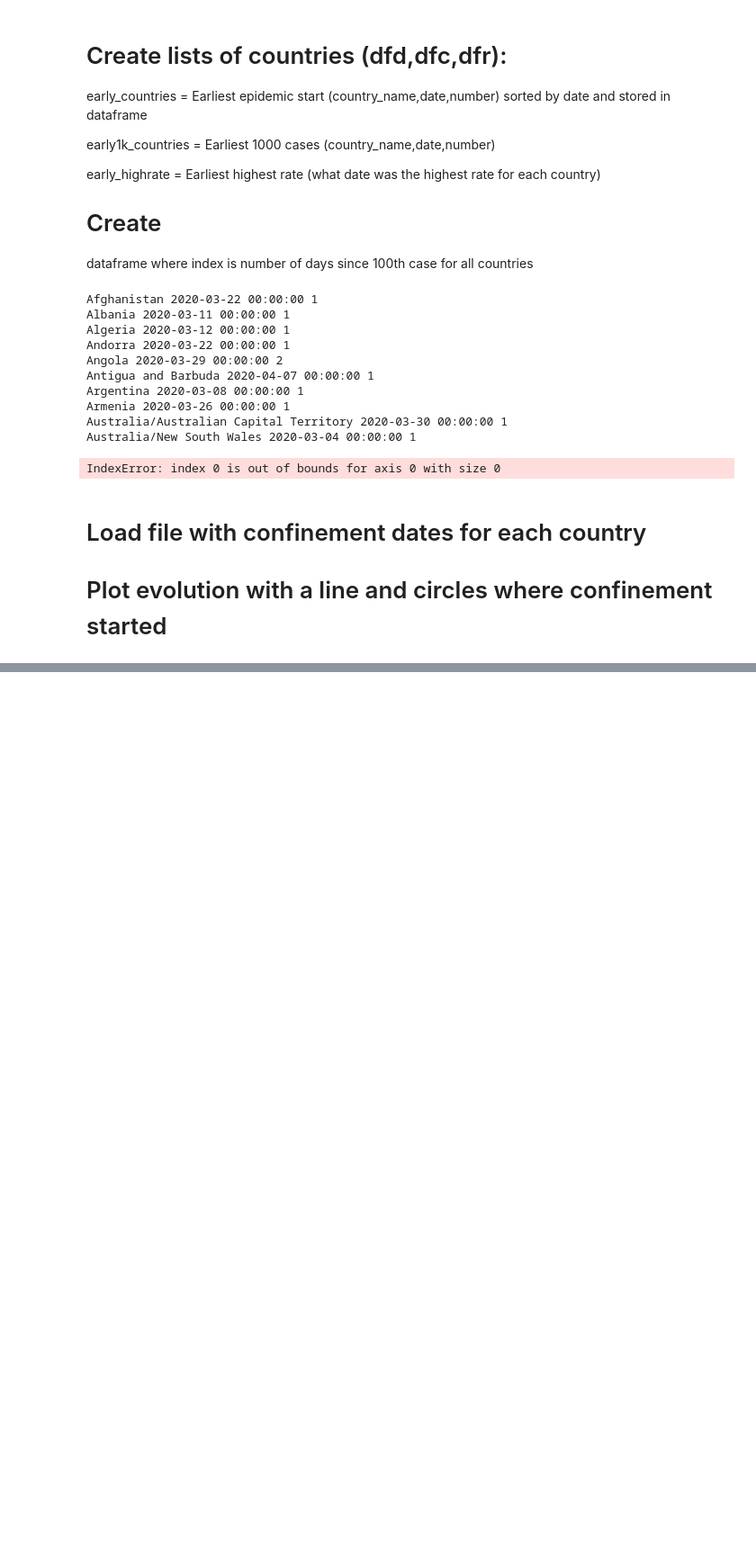
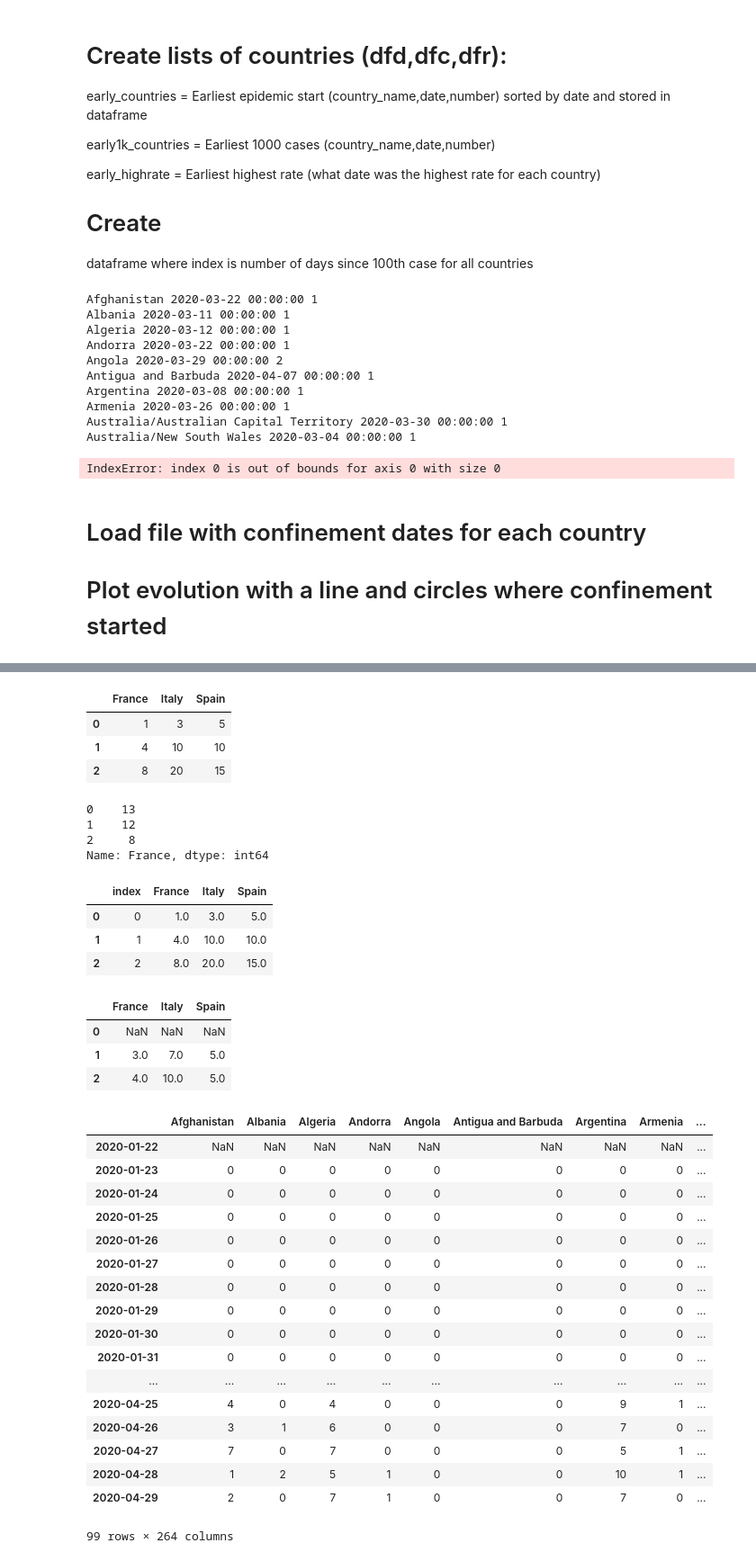
Before and after one commit to Muhibu/Spatial_Analysis_COVID-19, a Jupyter notebook: COVIDintern.ipynb, the cells around one changed output, grey strips where cells are left out. Shown: that part at 90% size. Cells and saved outputs as stored; diff of their text form; code cells hidden in the pictures; blank space fills up the shorter version.

```diff
--- a/COVIDintern.ipynb
+++ b/COVIDintern.ipynb
@@ -260,0 +281,57 @@ IndexError: index 0 is out of bounds for axis 0 with size 0
+# %%
+# Reverse cumulative
+data=[[1,3,5], [4,10,10], [8,20,15] ]
+
+# Create the pandas DataFrame
+source = pd.DataFrame(data, columns = ['France', 'Italy','Spain'])
+source
+
+# Create non cumuilative dataframe
+output =
+# %% [output]
+|  | France | Italy | Spain |
+| 0 | 1 | 3 | 5 |
+| 1 | 4 | 10 | 10 |
+| 2 | 8 | 20 | 15 |
+# %%
+source.loc[::-1, 'France'].cumsum()[::-1]
+# %% [output]
+0    13
+1    12
+2     8
+Name: France, dtype: int64
+# %%
+source.groupby(level=0).diff().fillna(source).reset_index()
+# %% [output]
+|  | index | France | Italy | Spain |
+| 0 | 0 | 1.0 | 3.0 | 5.0 |
+| 1 | 1 | 4.0 | 10.0 | 10.0 |
+| 2 | 2 | 8.0 | 20.0 | 15.0 |
+# %%
+source.diff()
+# %% [output]
+|  | France | Italy | Spain |
+| 0 | NaN | NaN | NaN |
+| 1 | 3.0 | 7.0 | 5.0 |
+| 2 | 4.0 | 10.0 | 5.0 |
+# %%
+dfd.diff()
+# %% [output]
+|  | Afghanistan | Albania | Algeria | Andorra | Angola | Antigua and Barbuda | Argentina | Armenia | ... |
+| 2020-01-22 | NaN | NaN | NaN | NaN | NaN | NaN | NaN | NaN | ... |
+| 2020-01-23 | 0 | 0 | 0 | 0 | 0 | 0 | 0 | 0 | ... |
+| 2020-01-24 | 0 | 0 | 0 | 0 | 0 | 0 | 0 | 0 | ... |
+| 2020-01-25 | 0 | 0 | 0 | 0 | 0 | 0 | 0 | 0 | ... |
+| 2020-01-26 | 0 | 0 | 0 | 0 | 0 | 0 | 0 | 0 | ... |
+| 2020-01-27 | 0 | 0 | 0 | 0 | 0 | 0 | 0 | 0 | ... |
+| 2020-01-28 | 0 | 0 | 0 | 0 | 0 | 0 | 0 | 0 | ... |
+| 2020-01-29 | 0 | 0 | 0 | 0 | 0 | 0 | 0 | 0 | ... |
+| 2020-01-30 | 0 | 0 | 0 | 0 | 0 | 0 | 0 | 0 | ... |
+| 2020-01-31 | 0 | 0 | 0 | 0 | 0 | 0 | 0 | 0 | ... |
+| ... | ... | ... | ... | ... | ... | ... | ... | ... | ... |
+| 2020-04-25 | 4 | 0 | 4 | 0 | 0 | 0 | 9 | 1 | ... |
+| 2020-04-26 | 3 | 1 | 6 | 0 | 0 | 0 | 7 | 0 | ... |
+| 2020-04-27 | 7 | 0 | 7 | 0 | 0 | 0 | 5 | 1 | ... |
+| 2020-04-28 | 1 | 2 | 5 | 1 | 0 | 0 | 10 | 1 | ... |
+| 2020-04-29 | 2 | 0 | 7 | 1 | 0 | 0 | 7 | 0 | ... |
+99 rows × 264 columns
```
Also changed, not shown: parts of 8 cells of this notebook.
